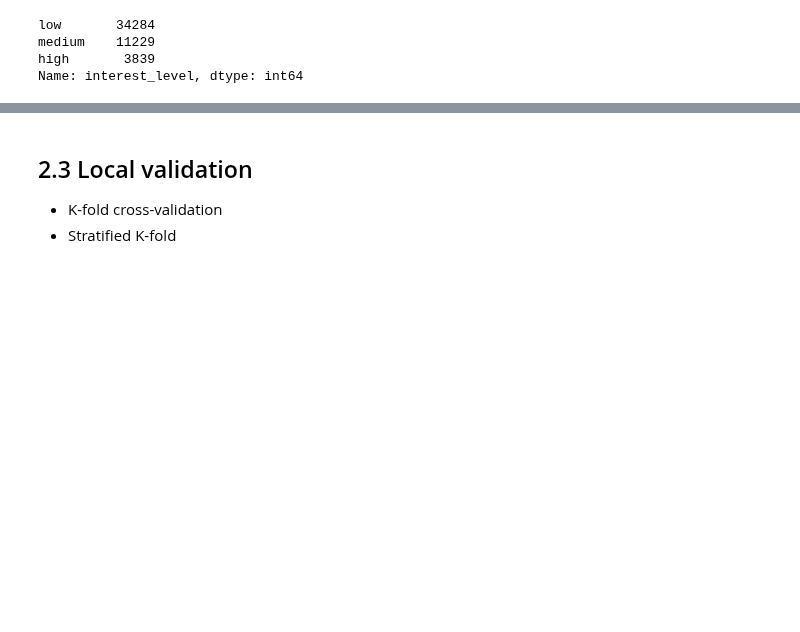
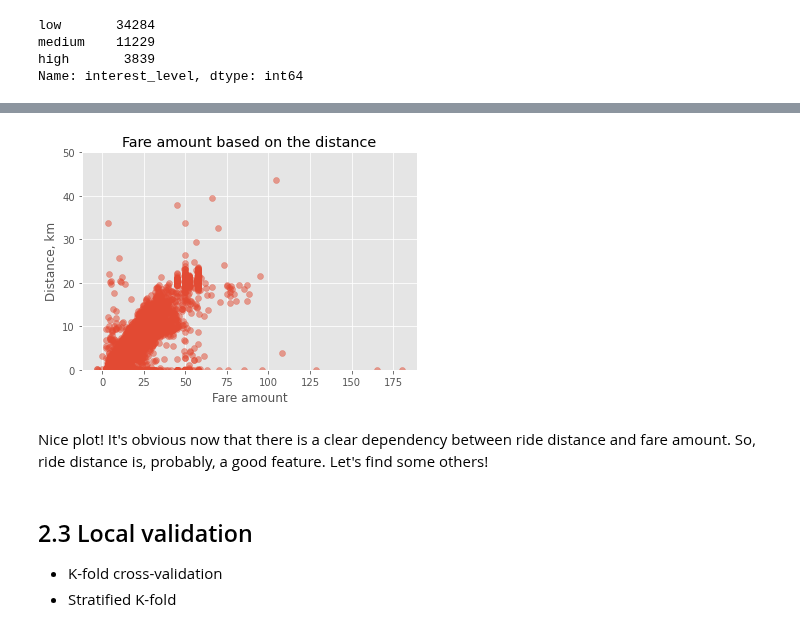
Before and after one commit to anhhaibkhn/Data-Science-selfstudy-notes-Blog, a Jupyter notebook: _notebooks/Winning a Kaggle Competition in Python/2022-08-03-Chapter_2_Dive_into_the_Competition.ipynb, the cells around one changed output, grey strips where cells are left out. Cells and saved outputs as stored; diff of their text form; code cells hidden in the pictures; blank space fills up the shorter version.

```diff
--- a/_notebooks/Winning a Kaggle Competition in Python/2022-08-03-Chapter_2_Dive_into_the_Competition.ipynb
+++ b/_notebooks/Winning a Kaggle Competition in Python/2022-08-03-Chapter_2_Dive_into_the_Competition.ipynb
@@ -192,3 +264,45 @@ Name: interest_level, dtype: int64
+# %%
+def haversine_distance(train):
+    """ Define Haversine distance """
+    data = [train]
+    lat1, long1, lat2, long2 = 'pickup_latitude', 'pickup_longitude', 'dropoff_latitude', 'dropoff_longitude'
+
+    for i in data:
+        R = 6371  #radius of earth in kilometers
+        #R = 3959 #radius of earth in miles
+        phi1 = np.radians(i[lat1])
+        phi2 = np.radians(i[lat2])
+
+        delta_phi = np.radians(i[lat2]-i[lat1])
+        delta_lambda = np.radians(i[long2]-i[long1])
+
+        #a = sin²((φB - φA)/2) + cos φA . cos φB . sin²((λB - λA)/2)
+        a = np.sin(delta_phi / 2.0) ** 2 + np.cos(phi1) * np.cos(phi2) * np.sin(delta_lambda / 2.0) ** 2
+
+        #c = 2 * atan2( √a, √(1−a) )
+        c = 2 * np.arctan2(np.sqrt(a), np.sqrt(1-a))
+
+        #d = R*c
+        d = (R * c) #in kilometers
+
+    return d
+# %%
+# Calculate the ride distance
+train['distance_km'] = haversine_distance(train)
+
+# Draw a scatterplot
+plt.scatter(x=train["fare_amount"], y=train["distance_km"], alpha=0.5)
+plt.xlabel('Fare amount')
+plt.ylabel('Distance, km')
+plt.title('Fare amount based on the distance')
+
+# Limit on the distance
+plt.ylim(0, 50)
+plt.show()
+# %% [output]
+[figure, added]
+# %% [markdown]
+Nice plot! It's obvious now that there is a clear dependency between ride distance and fare amount. So, ride distance is, probably, a good feature. Let's find some others!
 # %% [markdown]
 ## 2.3 Local validation
 - K-fold cross-validation
```
Also changed, not shown: parts of 7 cells of this notebook, 2 other files.
